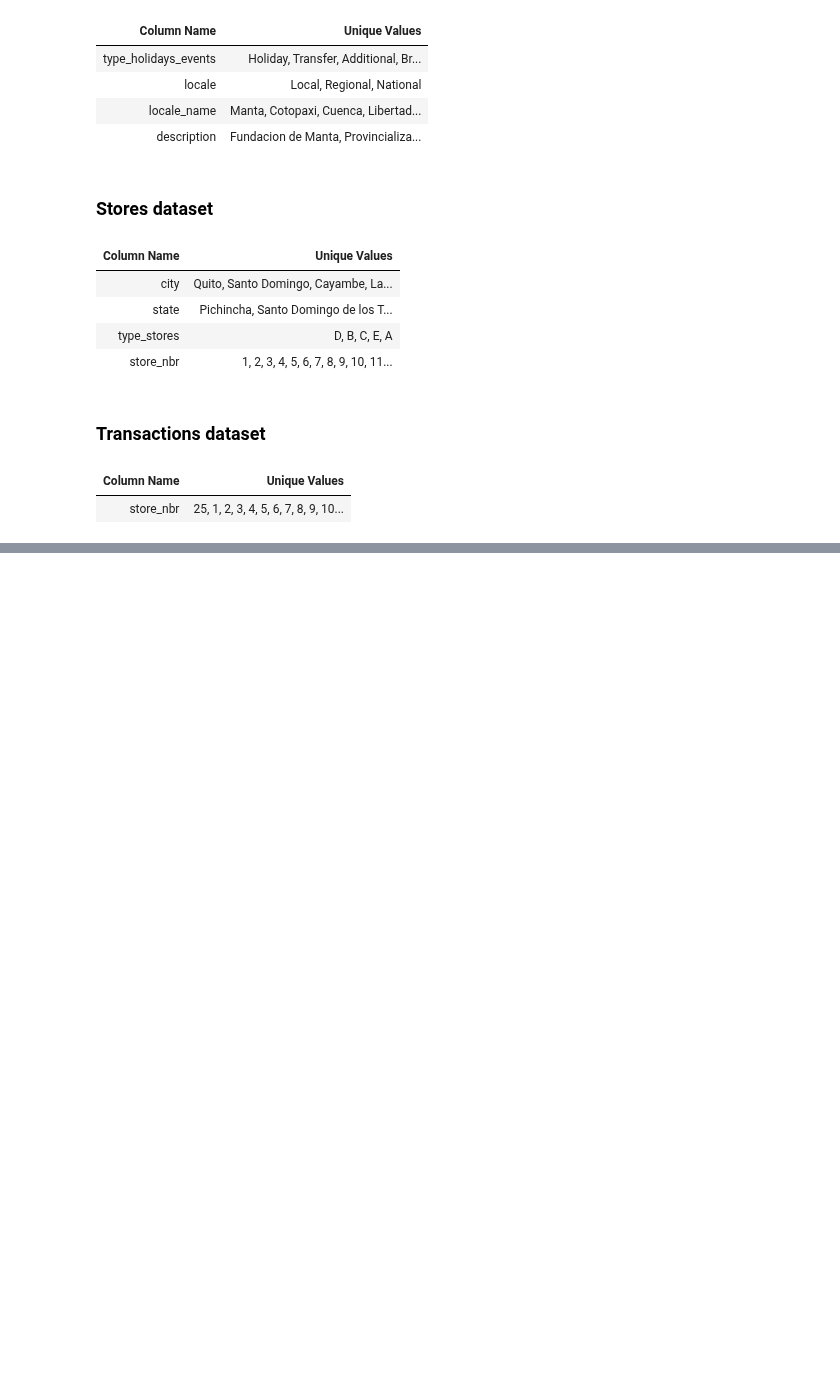
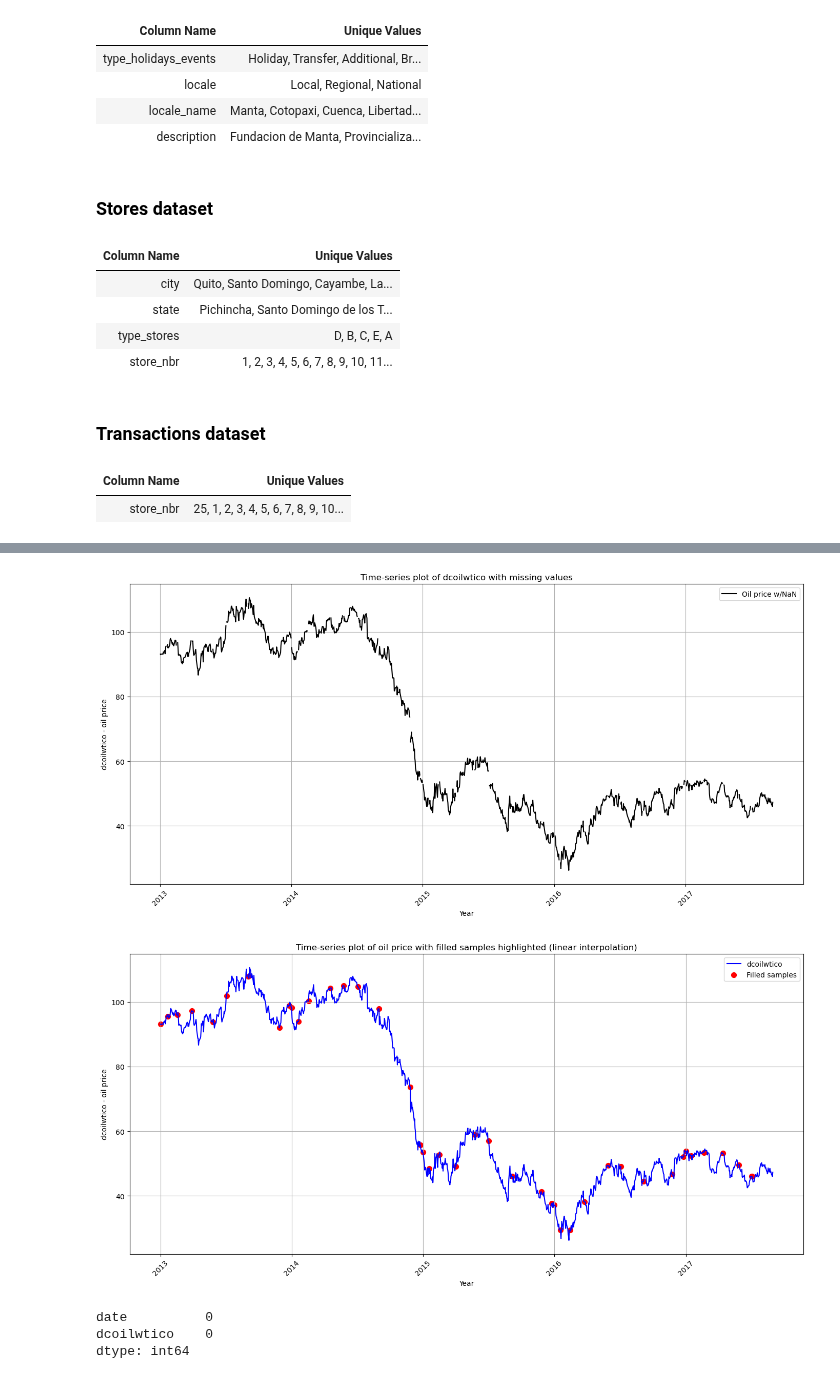
Before and after one commit to Anders-Stubberud/IT3212, a Jupyter notebook: assignment_1/a1_group25.ipynb, the cells around one changed output, grey strips where cells are left out. Cells and saved outputs as stored; diff of their text form; code cells hidden in the pictures; blank space fills up the shorter version.

```diff
--- a/assignment_1/a1_group25.ipynb
+++ b/assignment_1/a1_group25.ipynb
@@ -424,0 +446,40 @@ ___
+# %%
+plt.figure(figsize=(14, 7))
+plt.plot(df_oil['date'], df_oil['dcoilwtico'], color='black', label='Oil price w/NaN')
+plt.title('Time-series plot of dcoilwtico with missing values')
+plt.xlabel('Year')
+plt.ylabel('dcoilwtico - oil price')
+plt.xticks(rotation=45)
+plt.grid()
+plt.legend()
+plt.tight_layout()
+plt.show()
+
+df_oil_copy = df_oil.copy()
+original_dcoilwtico = df_oil_copy['dcoilwtico'].copy()
+df_oil_copy['dcoilwtico'] = df_oil_copy['dcoilwtico'].ffill().interpolate().bfill()
+filled_mask = original_dcoilwtico.isnull()
+plt.figure(figsize=(14, 7))
+sns.lineplot(data=df_oil_copy, x='date', y='dcoilwtico', color='blue', label='dcoilwtico', marker='', linestyle='-')
+plt.scatter(df_oil_copy.loc[filled_mask, 'date'],
+            df_oil_copy.loc[filled_mask, 'dcoilwtico'],
+            color='red', label='Filled samples', s=50)
+plt.title('Time-series plot of oil price with filled samples highlighted (linear interpolation)')
+plt.xlabel('Year')
+plt.ylabel('dcoilwtico - oil price')
+plt.xticks(rotation=45)
+plt.grid()
+plt.legend()
+plt.tight_layout()
+plt.show()
+
+df_oil = df_oil_copy.copy()
+# %% [output]
+[figure, added]
+[figure, added]
+# %%
+print(df_oil.isnull().sum())
+# %% [output]
+date          0
+dcoilwtico    0
+dtype: int64
```
Also changed, not shown: parts of 11 cells of this notebook.
